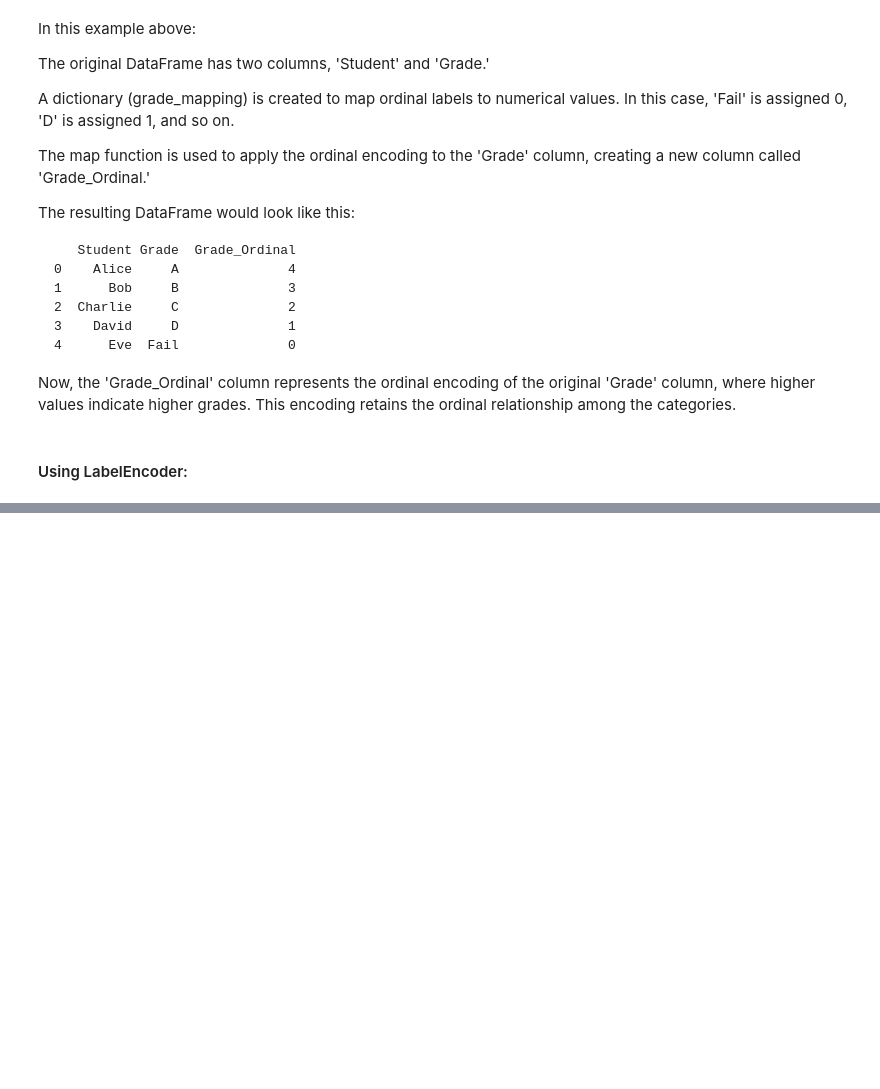
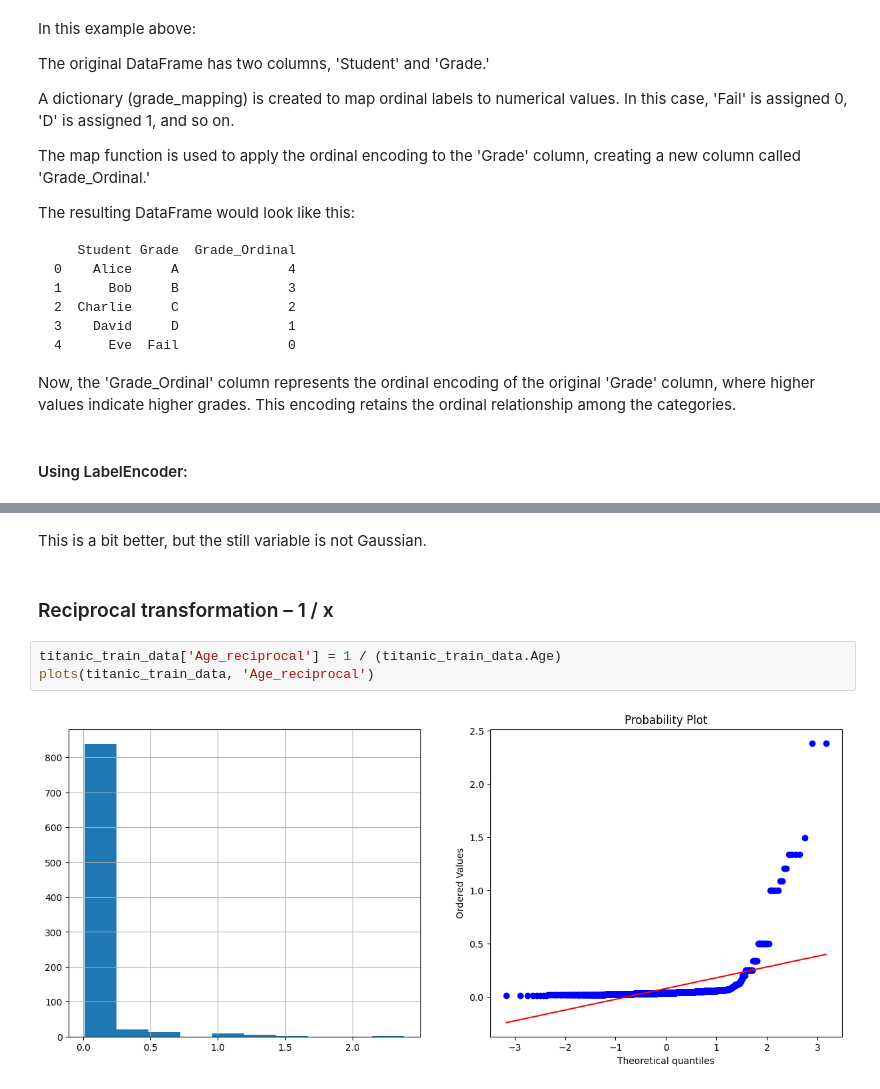
Before and after one commit to yomigeek/learning-data-series-notebooks, a Jupyter notebook: Feature Engineering.ipynb, the cells around one changed output, grey strips where cells are left out. Saved outputs shown, nothing was run; the diff lists cells and outputs as text; blank space fills up the shorter version.

```diff
--- a/Feature Engineering.ipynb
+++ b/Feature Engineering.ipynb
@@ -423,0 +531,9 @@ print(df)
+# %% [markdown]
+This is a bit better, but the still variable is not Gaussian.
+# %% [markdown]
+### Reciprocal transformation – 1 / x
+# %%
+titanic_train_data['Age_reciprocal'] = 1 / (titanic_train_data.Age)
+plots(titanic_train_data, 'Age_reciprocal')
+# %% [output]
+[figure, added]
```
Also changed, not shown: parts of 31 cells of this notebook, 6 other files.
